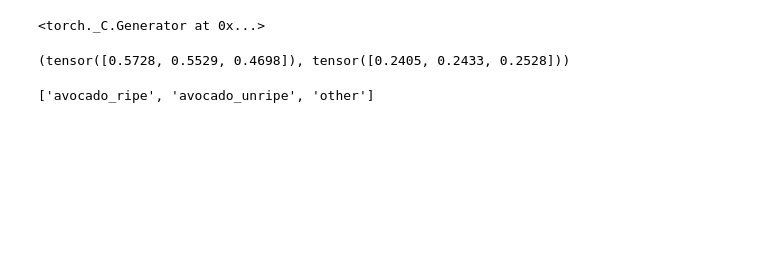
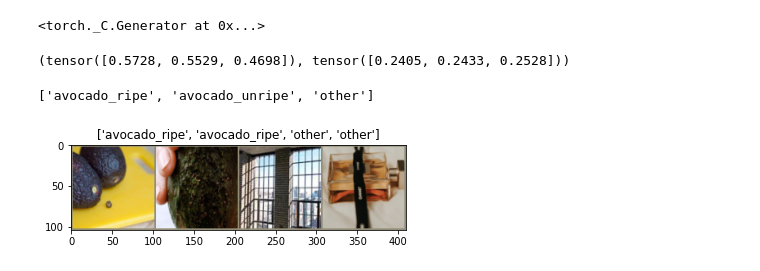
Before and after one commit to filipbalucha/know_your_avocado, a Jupyter notebook: notebook/nb.ipynb, the cells around one changed output. Cells and saved outputs as stored; diff of their text form; code cells hidden in the pictures; blank space fills up the shorter version.

```diff
--- a/notebook/nb.ipynb
+++ b/notebook/nb.ipynb
@@ -57,6 +45,6 @@ data_dir = 'data'
 # %%
 # Random split into training and testing dataset
-full_dataset = ImageFolder('data2')
+full_dataset = ImageFolder(data_dir)
 train_size = int(0.8 * len(full_dataset))
 test_size = len(full_dataset) - train_size
 
@@ -117,8 +105,8 @@ train_dataset = DatasetFromSubset(train_subset, transform=data_transforms['train
 val_dataset = DatasetFromSubset(test_subset, transform=data_transforms['val'])
 
 dataloaders = {
-    'train': train_dataset,
-    'val': val_dataset
+    'train': DataLoader(train_dataset, batch_size=4, shuffle=True, num_workers=8),
+    'val': DataLoader(val_dataset, batch_size=4, shuffle=True, num_workers=8)
 }
 
 dataset_sizes = {
@@ -139,13 +127,15 @@ def imshow(inp, title=None):
         plt.title(title)
     plt.pause(1)  # pause a bit so that plots are updated
 # %%
-# # Get a batch of training data
-# inputs, classes = next(iter(dataloaders['train']))
+# Get a batch of training data
+inputs, classes = next(iter(dataloaders['train']))
 
-# # Make a grid from batch
-# out = torchvision.utils.make_grid(inputs)
+# Make a grid from batch
+out = torchvision.utils.make_grid(inputs)
 
-# imshow(out, title=[class_names[x] for x in classes])
+imshow(out, title=[class_names[x] for x in classes])
+# %% [output]
+[figure, added]
 # %%
 # Train the model
 def train_model(model, criterion, optimizer, scheduler, num_epochs=25):
```
Also changed, not shown: parts of 8 cells of this notebook.
